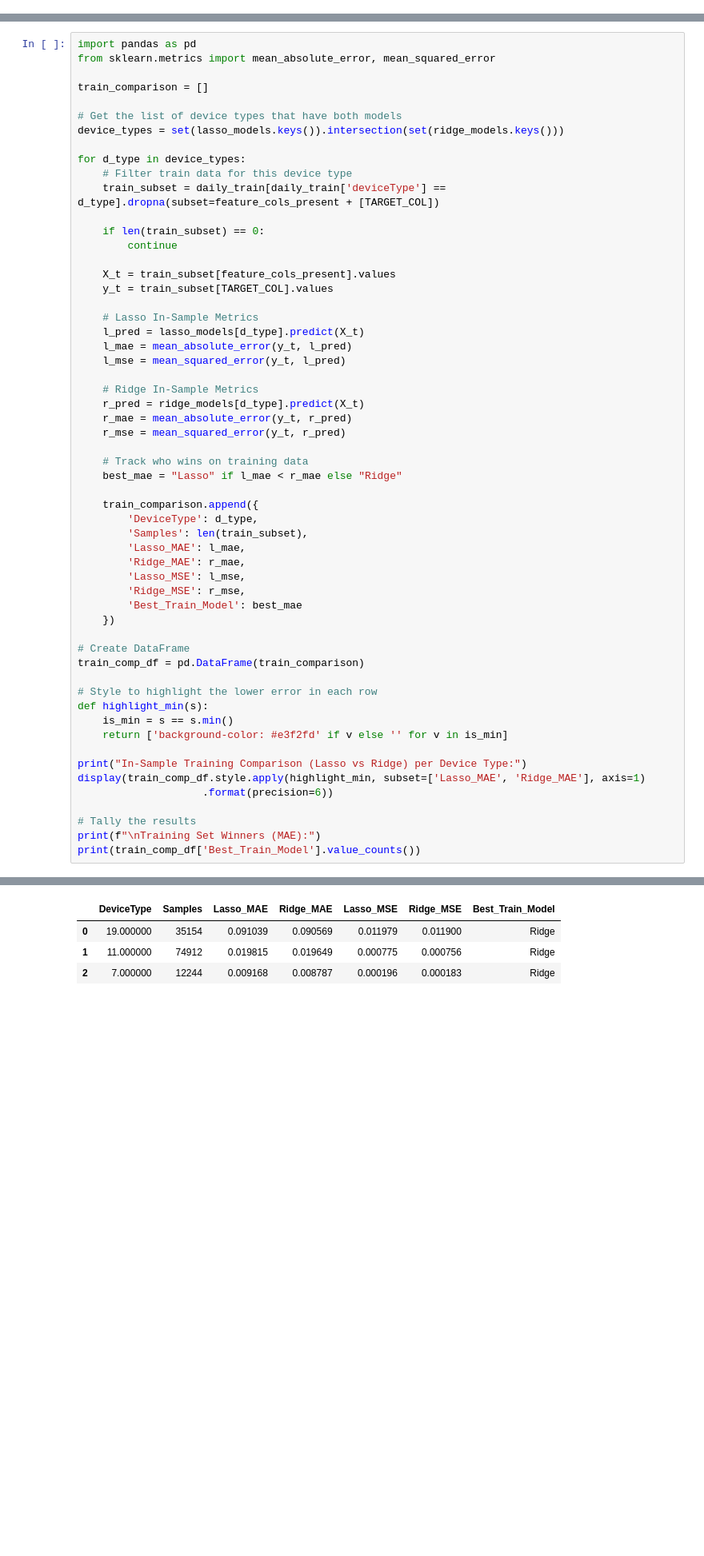
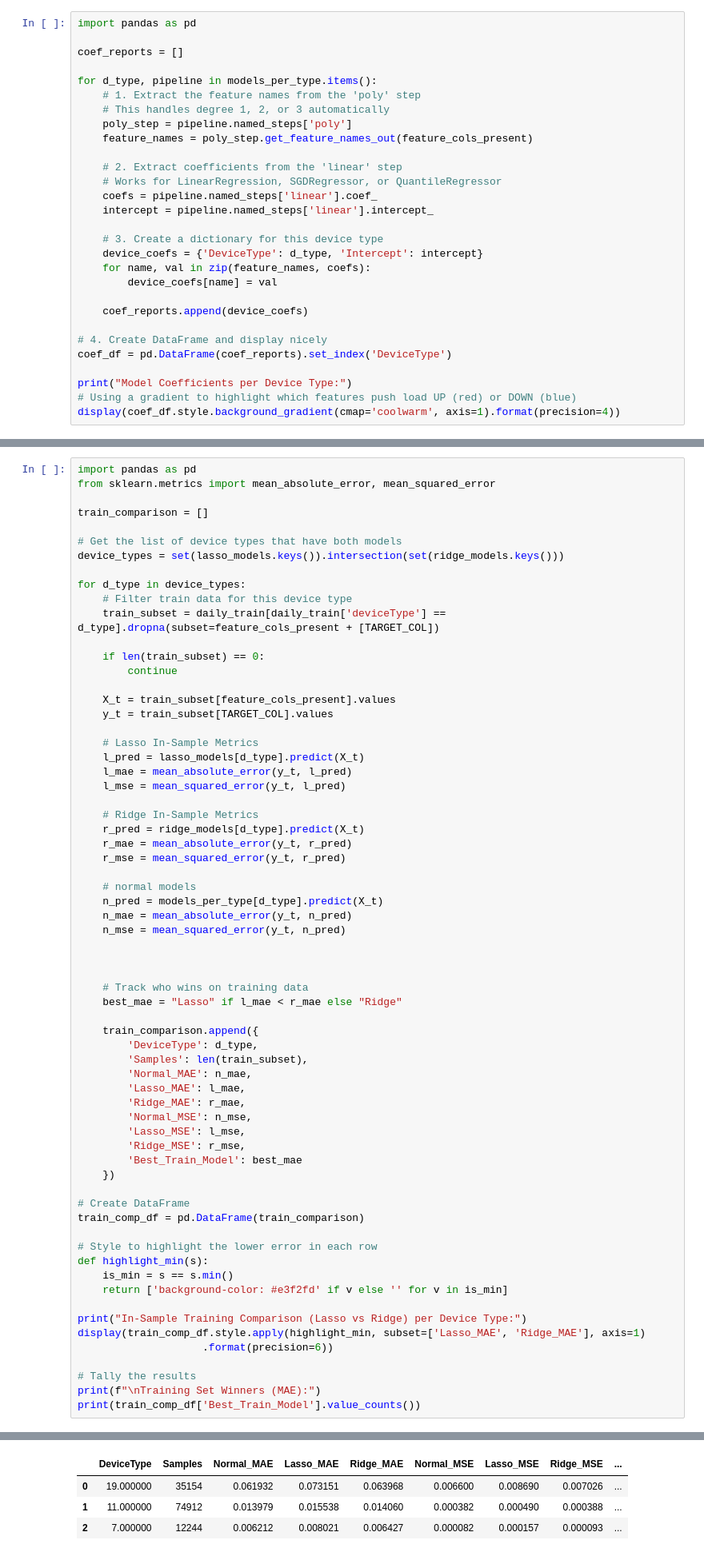
Before and after one commit to RageAgainstTheMachineLearning2026/Task3, a Jupyter notebook: linear_regression.ipynb, the cells around one changed output, grey strips where cells are left out. Shown at 80% size. Cells and saved outputs as stored; diff of their text form; blank space fills up the shorter version.

```diff
--- a/linear_regression.ipynb
+++ b/linear_regression.ipynb
@@ -235,0 +368,29 @@ Device Type     | Train MAE    | Sample Count
+# %%
+import pandas as pd
+
+coef_reports = []
+
+for d_type, pipeline in models_per_type.items():
+    # 1. Extract the feature names from the 'poly' step
+    # This handles degree 1, 2, or 3 automatically
+    poly_step = pipeline.named_steps['poly']
+    feature_names = poly_step.get_feature_names_out(feature_cols_present)
+
+    # 2. Extract coefficients from the 'linear' step
+    # Works for LinearRegression, SGDRegressor, or QuantileRegressor
+    coefs = pipeline.named_steps['linear'].coef_
+    intercept = pipeline.named_steps['linear'].intercept_
+
+    # 3. Create a dictionary for this device type
+    device_coefs = {'DeviceType': d_type, 'Intercept': intercept}
+    for name, val in zip(feature_names, coefs):
+        device_coefs[name] = val
+
+    coef_reports.append(device_coefs)
+
+# 4. Create DataFrame and display nicely
+coef_df = pd.DataFrame(coef_reports).set_index('DeviceType')
+
+print("Model Coefficients per Device Type:")
+# Using a gradient to highlight which features push load UP (red) or DOWN (blue)
+display(coef_df.style.background_gradient(cmap='coolwarm', axis=1).format(precision=4))
@@ -481,40 +689,49 @@ for d_type in device_types:
     r_mae = mean_absolute_error(y_t, r_pred)
     r_mse = mean_squared_error(y_t, r_pred)
 
+    # normal models
+    n_pred = models_per_type[d_type].predict(X_t)
+    n_mae = mean_absolute_error(y_t, n_pred)
+    n_mse = mean_squared_error(y_t, n_pred)
+
+
+
     # Track who wins on training data
     best_mae = "Lasso" if l_mae < r_mae else "Ridge"
 
     train_comparison.append({
         'DeviceType': d_type,
         'Samples': len(train_subset),
+        'Normal_MAE': n_mae,
         'Lasso_MAE': l_mae,
         'Ridge_MAE': r_mae,
+        'Normal_MSE': n_mse,
         'Lasso_MSE': l_mse,
         'Ridge_MSE': r_mse,
         'Best_Train_Model': best_mae
     })
 
 # Create DataFrame
 train_comp_df = pd.DataFrame(train_comparison)
 
 # Style to highlight the lower error in each row
 def highlight_min(s):
     is_min = s == s.min()
     return ['background-color: #e3f2fd' if v else '' for v in is_min]
 
 print("In-Sample Training Comparison (Lasso vs Ridge) per Device Type:")
 display(train_comp_df.style.apply(highlight_min, subset=['Lasso_MAE', 'Ridge_MAE'], axis=1)
                     .format(precision=6))
 
 # Tally the results
 print(f"\nTraining Set Winners (MAE):")
 print(train_comp_df['Best_Train_Model'].value_counts())
 # %% [output]
 In-Sample Training Comparison (Lasso vs Ridge) per Device Type:
-|  | DeviceType | Samples | Lasso_MAE | Ridge_MAE | Lasso_MSE | Ridge_MSE | Best_Train_Model |
-| 0 | 19.000000 | 35154 | 0.091039 | 0.090569 | 0.011979 | 0.011900 | Ridge |
-| 1 | 11.000000 | 74912 | 0.019815 | 0.019649 | 0.000775 | 0.000756 | Ridge |
-| 2 | 7.000000 | 12244 | 0.009168 | 0.008787 | 0.000196 | 0.000183 | Ridge |
+|  | DeviceType | Samples | Normal_MAE | Lasso_MAE | Ridge_MAE | Normal_MSE | Lasso_MSE | Ridge_MSE | ... |
+| 0 | 19.000000 | 35154 | 0.061932 | 0.073151 | 0.063968 | 0.006600 | 0.008690 | 0.007026 | ... |
+| 1 | 11.000000 | 74912 | 0.013979 | 0.015538 | 0.014060 | 0.000382 | 0.000490 | 0.000388 | ... |
+| 2 | 7.000000 | 12244 | 0.006212 | 0.008021 | 0.006427 | 0.000082 | 0.000157 | 0.000093 | ... |
 Training Set Winners (MAE):
 Best_Train_Model
 Ridge    3
```
Also changed, not shown: parts of 27 cells of this notebook, 5 other files.
